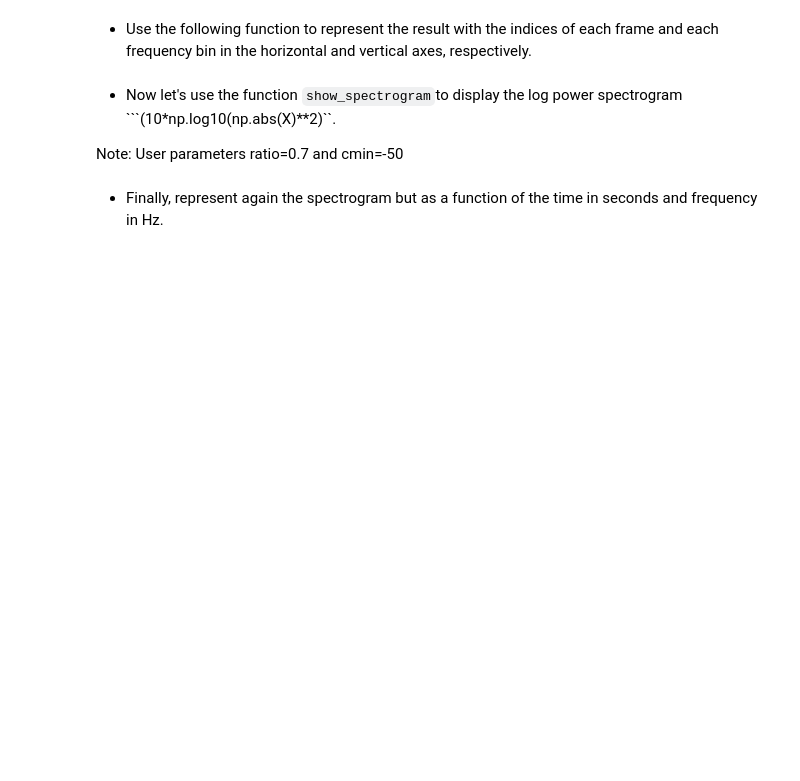
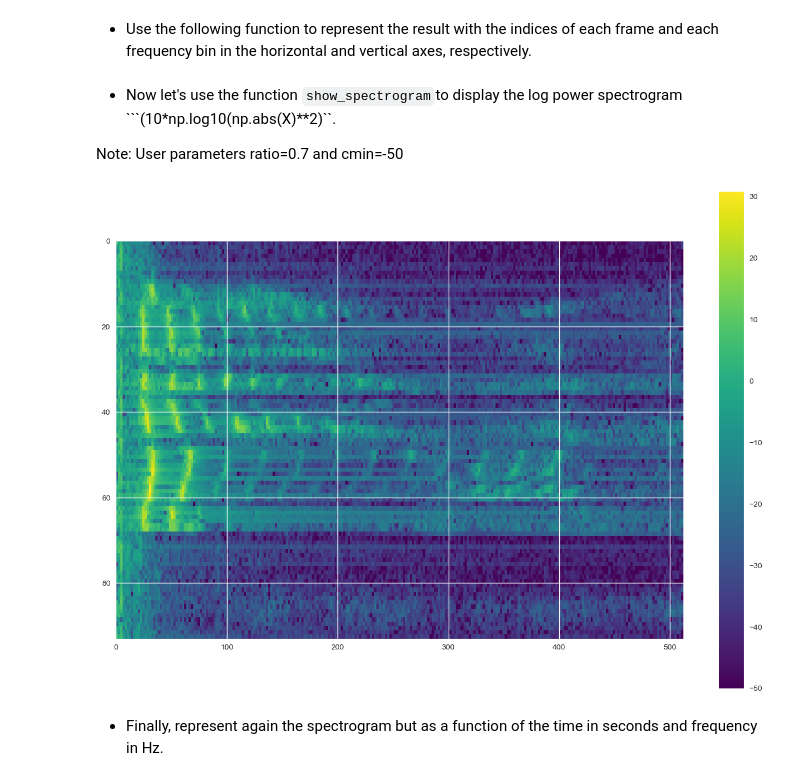
Before and after one commit to Carmenfranci/Selected, a Jupyter notebook: Lab_1_students.ipynb, the cells around one changed output. Cells and saved outputs as stored; diff of their text form; code cells hidden in the pictures; blank space fills up the shorter version.

```diff
--- a/Lab_1_students.ipynb
+++ b/Lab_1_students.ipynb
@@ -624,2 +647,12 @@ Note: User parameters ratio=0.7 and  cmin=-50
+# %%
+# Compute the log power spectrogram
+# Compute the log power spectrogram
+log_power_spectrogram = 10 * np.log10(np.abs(dft_frames)**2)
+
+# Display the log power spectrogram using show_specgram function
+ax = show_specgram(log_power_spectrogram, ratio=0.7, limits=[0, 512, 0, 93], cmin=-50)
+plt.show()
+# %% [output]
+[figure, added]
 # %% [markdown]
 * Finally, represent again the spectrogram but as a function of the time in seconds and frequency in Hz.
```
Also changed, not shown: parts of 12 cells of this notebook.
